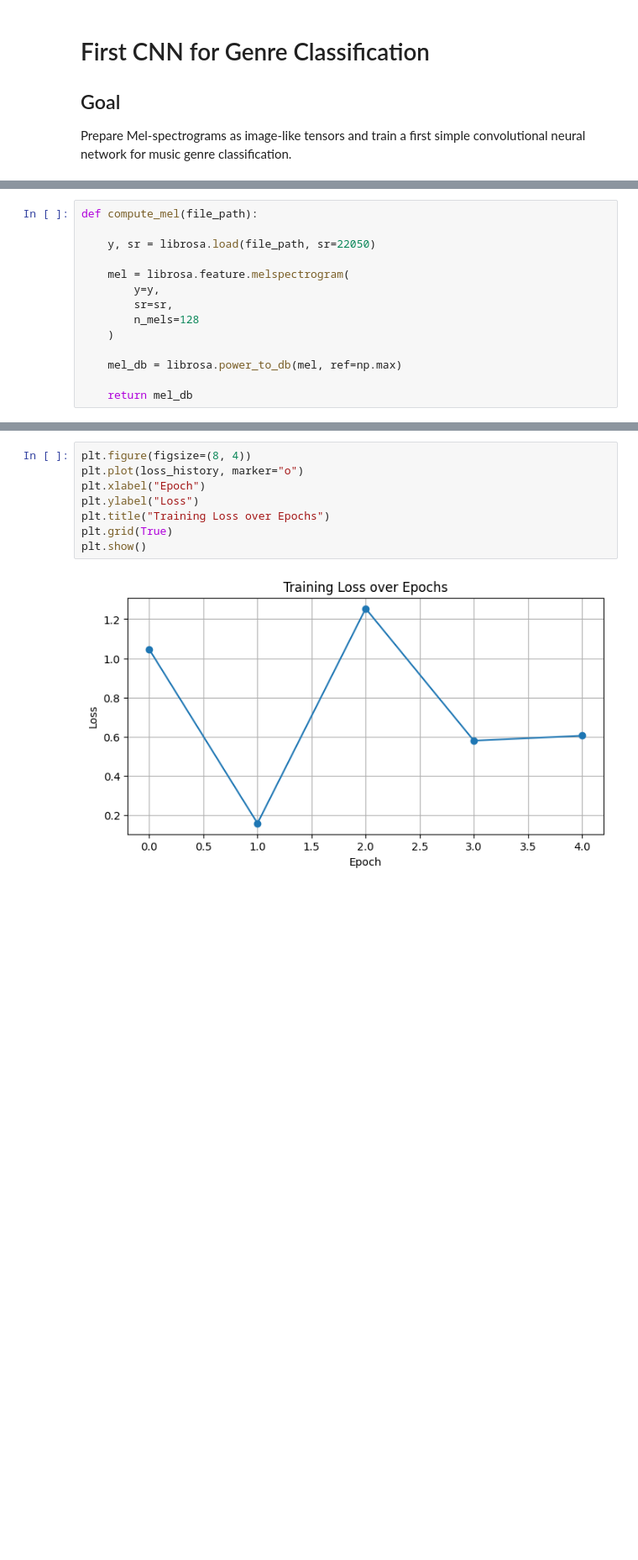
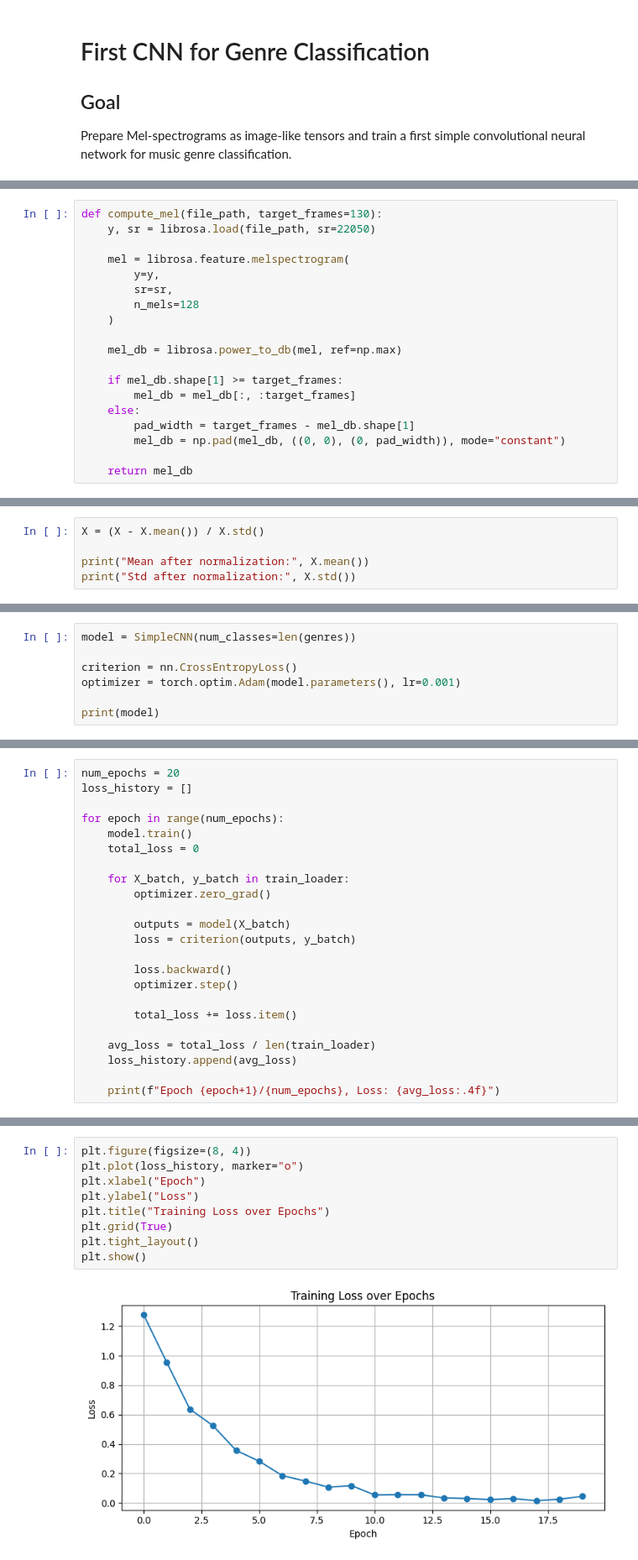
Before and after one commit to Wadenkrampfff/Music-Genre-Classification-with-CNNs-and-Audio-Based-Song-Recommendation, a Jupyter notebook: notebooks/06_first_cnn.ipynb, the cells around one changed output, grey strips where cells are left out. Shown at 84% size. Drawn from its saved outputs; the diff is of its cells as text; blank space fills up the shorter version.

Commit message:
Week 6: improve CNN training with normalization and evaluation

```diff
--- a/notebooks/06_first_cnn.ipynb
+++ b/notebooks/06_first_cnn.ipynb
@@ -26,6 +54,5 @@ genres = ["rock", "classical", "jazz", "metal"]
 # %%
-def compute_mel(file_path):
-
+def compute_mel(file_path, target_frames=130):
     y, sr = librosa.load(file_path, sr=22050)
 
     mel = librosa.feature.melspectrogram(
@@ -36,4 +63,10 @@ def compute_mel(file_path):
 
     mel_db = librosa.power_to_db(mel, ref=np.max)
 
+    if mel_db.shape[1] >= target_frames:
+        mel_db = mel_db[:, :target_frames]
+    else:
+        pad_width = target_frames - mel_db.shape[1]
+        mel_db = np.pad(mel_db, ((0, 0), (0, pad_width)), mode="constant")
+
     return mel_db
@@ -67,0 +119,5 @@ Dataset shape: (120, 128, 130)
+# %%
+X = (X - X.mean()) / X.std()
+
+print("Mean after normalization:", X.mean())
+print("Std after normalization:", X.std())
@@ -131,0 +231,7 @@ Epoch 5, Loss: 0.6052
+# %%
+model = SimpleCNN(num_classes=len(genres))
+
+criterion = nn.CrossEntropyLoss()
+optimizer = torch.optim.Adam(model.parameters(), lr=0.001)
+
+print(model)
@@ -131,0 +270,23 @@ Epoch 5, Loss: 0.6052
+# %%
+num_epochs = 20
+loss_history = []
+
+for epoch in range(num_epochs):
+    model.train()
+    total_loss = 0
+
+    for X_batch, y_batch in train_loader:
+        optimizer.zero_grad()
+
+        outputs = model(X_batch)
+        loss = criterion(outputs, y_batch)
+
+        loss.backward()
+        optimizer.step()
+
+        total_loss += loss.item()
+
+    avg_loss = total_loss / len(train_loader)
+    loss_history.append(avg_loss)
+
+    print(f"Epoch {epoch+1}/{num_epochs}, Loss: {avg_loss:.4f}")
@@ -132,10 +314,11 @@ Epoch 5, Loss: 0.6052
 # %%
 plt.figure(figsize=(8, 4))
 plt.plot(loss_history, marker="o")
 plt.xlabel("Epoch")
 plt.ylabel("Loss")
 plt.title("Training Loss over Epochs")
 plt.grid(True)
+plt.tight_layout()
 plt.show()
 # %% [output]
-[figure, old version]
+[figure, new version]
```
Also changed, not shown: parts of 40 cells of this notebook, 2 other files.
